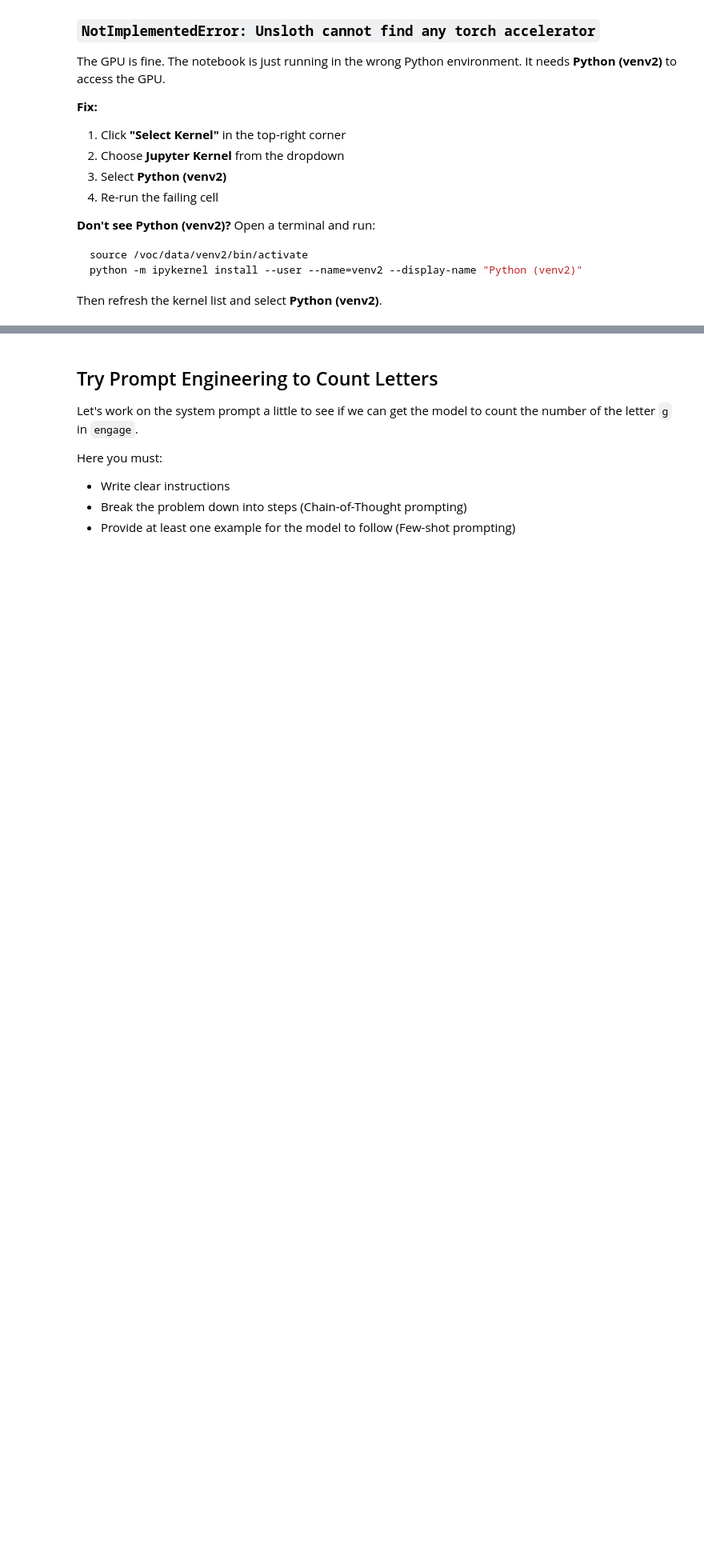
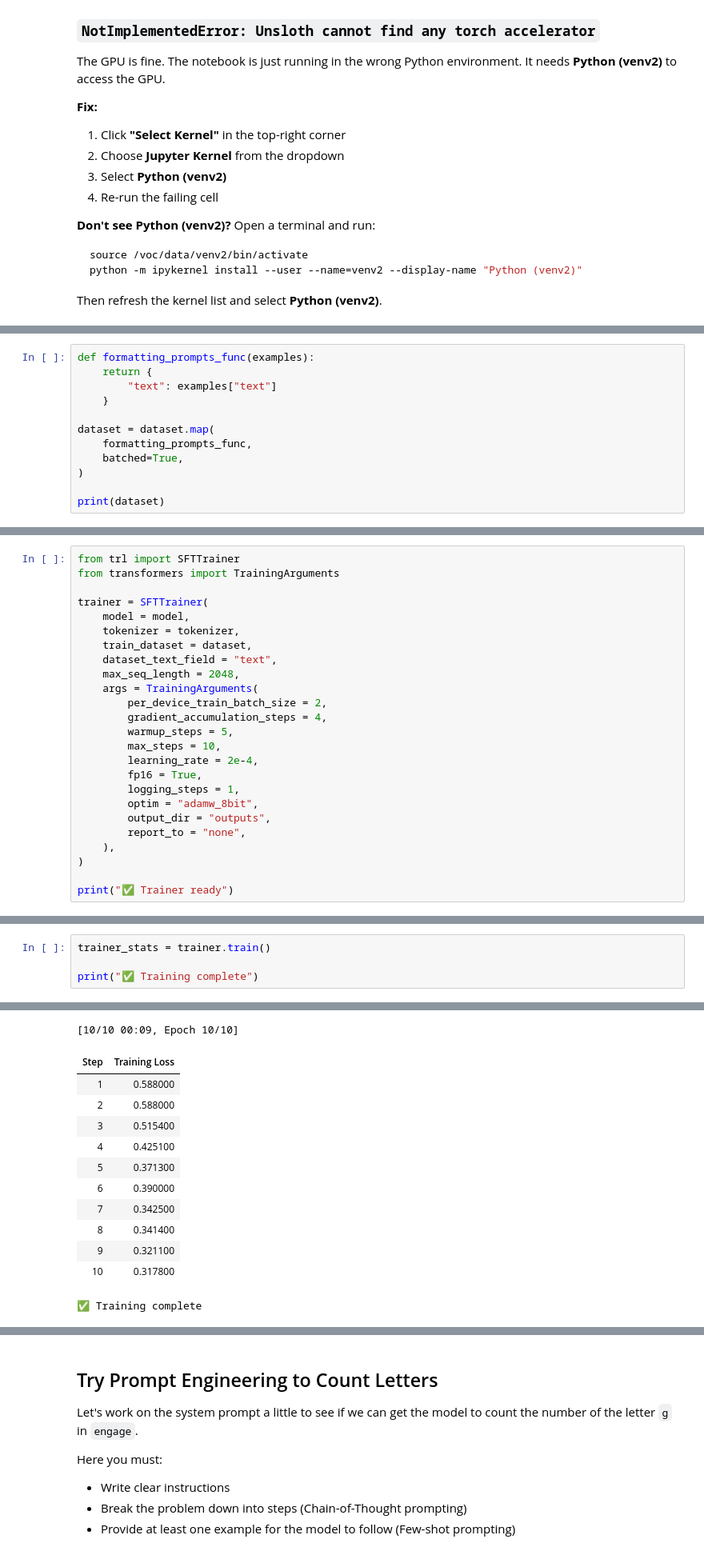
Before and after one commit to iconrealestate77/gen-ai-fundamentals-project, a Jupyter notebook: starter/gen_ai_fundamentals_project_starter.ipynb, the cells around one changed output, grey strips where cells are left out. Shown at 80% size. Drawn from its saved outputs; the diff is of its cells as text; blank space fills up the shorter version.

```diff
--- a/starter/gen_ai_fundamentals_project_starter.ipynb
+++ b/starter/gen_ai_fundamentals_project_starter.ipynb
@@ -110,0 +490,12 @@ Then refresh the kernel list and select **Python (venv2)**.
+# %%
+def formatting_prompts_func(examples):
+    return {
+        "text": examples["text"]
+    }
+
+dataset = dataset.map(
+    formatting_prompts_func,
+    batched=True,
+)
+
+print(dataset)
@@ -110,0 +507,25 @@ Then refresh the kernel list and select **Python (venv2)**.
+# %%
+from trl import SFTTrainer
+from transformers import TrainingArguments
+
+trainer = SFTTrainer(
+    model = model,
+    tokenizer = tokenizer,
+    train_dataset = dataset,
+    dataset_text_field = "text",
+    max_seq_length = 2048,
+    args = TrainingArguments(
+        per_device_train_batch_size = 2,
+        gradient_accumulation_steps = 4,
+        warmup_steps = 5,
+        max_steps = 10,
+        learning_rate = 2e-4,
+        fp16 = True,
+        logging_steps = 1,
+        optim = "adamw_8bit",
+        output_dir = "outputs",
+        report_to = "none",
+    ),
+)
+
+print("✅ Trainer ready")
@@ -110,0 +536,5 @@ Then refresh the kernel list and select **Python (venv2)**.
+# %%
+trainer_stats = trainer.train()
+
+print("✅ Training complete")
+# %% [output]
@@ -110,0 +546,13 @@ Then refresh the kernel list and select **Python (venv2)**.
+[10/10 00:09, Epoch 10/10]
+| Step | Training Loss |
+| 1 | 0.588000 |
+| 2 | 0.588000 |
+| 3 | 0.515400 |
+| 4 | 0.425100 |
+| 5 | 0.371300 |
+| 6 | 0.390000 |
+| 7 | 0.342500 |
+| 8 | 0.341400 |
+| 9 | 0.321100 |
+| 10 | 0.317800 |
+✅ Training complete
```
Also changed, not shown: parts of 47 cells of this notebook.
